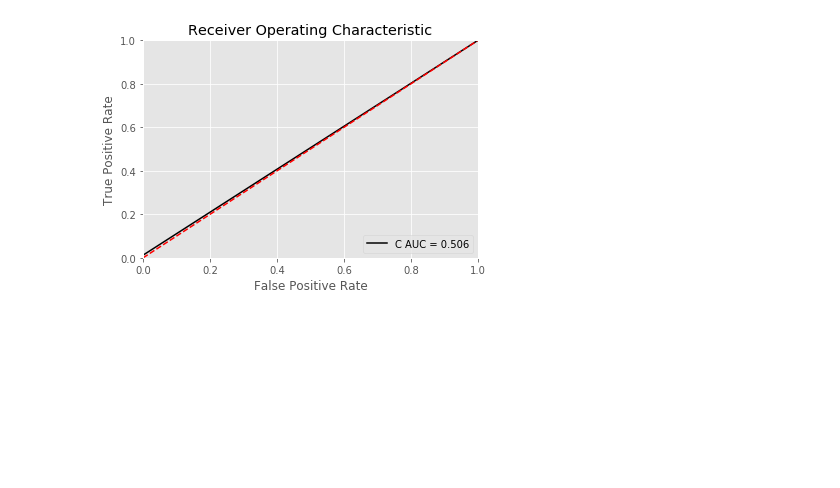
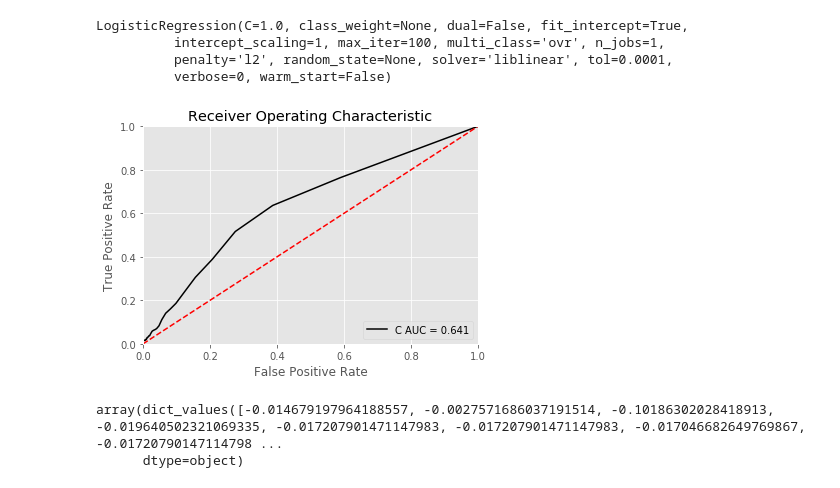
Before and after one commit to ellcrane/restaurant-closing-probability, a Jupyter notebook: notebooks/model.ipynb, the cells around one changed output. Saved outputs shown, nothing was run; the diff lists cells and outputs as text; code cells hidden in the pictures; blank space fills up the shorter version.

```diff
--- a/notebooks/model.ipynb
+++ b/notebooks/model.ipynb
@@ -86,0 +81,2 @@ RandomForestClassifier(bootstrap=True, class_weight=None, criterion='gini',
+# %%
+y_true = np.array(y_true).reshape(19734,1)
@@ -86,0 +89,3 @@ RandomForestClassifier(bootstrap=True, class_weight=None, criterion='gini',
+# %%
+model = RandomForestClassifier(n_estimators=100)
+model.fit(X_train, y_train)
@@ -86,0 +104,3 @@ RandomForestClassifier(bootstrap=True, class_weight=None, criterion='gini',
+# %%
+model = GradientBoostingClassifier()
+model.fit(X_train, y_train)
@@ -87,21 +116,31 @@ RandomForestClassifier(bootstrap=True, class_weight=None, criterion='gini',
+# %%
+model = LogisticRegression()
+model.fit(X_train, y_train)
+# %% [output]
+LogisticRegression(C=1.0, class_weight=None, dual=False, fit_intercept=True,
+          intercept_scaling=1, max_iter=100, multi_class='ovr', n_jobs=1,
+          penalty='l2', random_state=None, solver='liblinear', tol=0.0001,
+          verbose=0, warm_start=False)
 # %%
 y_true = y_test
-y_pred = model.predict(X_test)
+x_columns = X_test
 
-fpr, tpr, threshold = roc_curve(y_true, y_pred)
+y_pred = model.predict_proba(x_columns)
+
+fpr, tpr, threshold = roc_curve(y_true, y_pred[:,1])
 area_under_curve = auc(fpr, tpr)
 
 # method I: plt
 fig, ax = plt.subplots()
 plt.title('Receiver Operating Characteristic')
 ax.plot(fpr, tpr, 'k', label = 'C AUC = %0.3f' % area_under_curve)
 
 ax.legend(loc = 'lower right')
 ax.plot([0, 1], [0, 1],'r--')
 plt.xlim([0, 1])
 plt.ylim([0, 1])
 plt.ylabel('True Positive Rate')
 plt.xlabel('False Positive Rate')
 plt.show();
 # %% [output]
-[figure, old version]
+[figure, new version]
@@ -107,0 +149,5 @@ plt.show();
+# %%
+np.array(feature_importances.values())
+# %% [output]
+array(dict_values([-0.014679197964188557, -0.0027571686037191514, -0.10186302028418913, -0.019640502321069335, -0.017207901471147983, -0.017207901471147983, -0.017046682649769867, -0.01720790147114798 ...
+      dtype=object)
```
Also changed, not shown: parts of 19 cells of this notebook, 2 other files.
